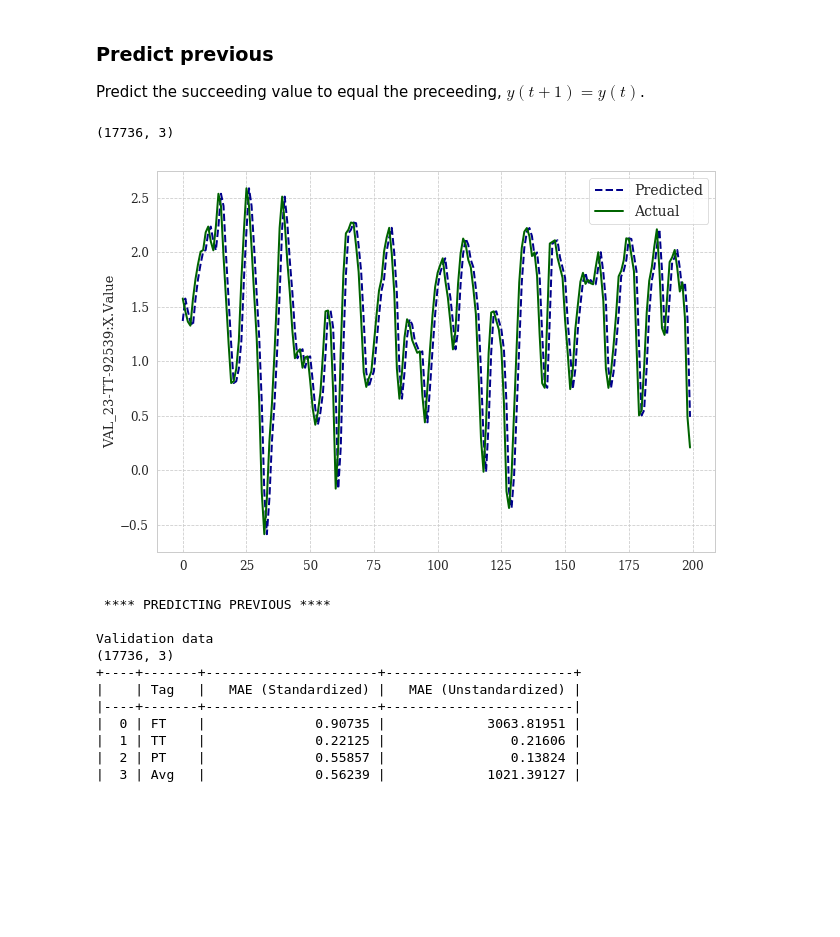
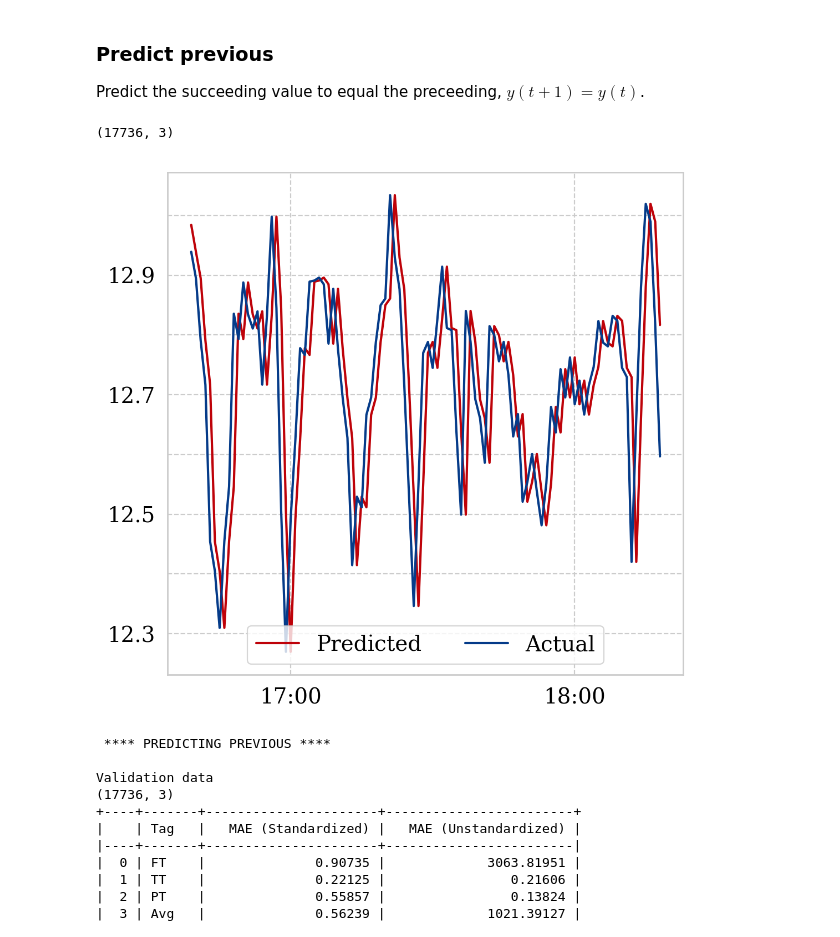
Before and after one commit to hreiten/master-thesis, a Jupyter notebook: src/benchmark-models/benchmarks.ipynb, the cells around one changed output. Cells and saved outputs as stored; diff of their text form; code cells hidden in the pictures; blank space fills up the shorter version.

Commit message:
Temp commit; updated plots

```diff
--- a/src/benchmark-models/benchmarks.ipynb
+++ b/src/benchmark-models/benchmarks.ipynb
@@ -68,6 +71,7 @@ x_test, y_test = f.split_dataset(df_test.values, delay=1)
 target_tags = df_train.columns.values[:3]
 feature_tags = df_train.columns.values[3:]
 target_stds = stats.loc[target_tags,"Std"].values
+target_means = stats.loc[target_tags,"Mean"].values
 # %% [markdown]
 ## Defining global functions for evaluation and plotting of the benchmarks
 
@@ -217,7 +202,7 @@ def evaluate_heuristic(func):
 
     return val_errs, test_errs
 
-def visualise_heuristic(func, y_data=y_valid, n_obs=200, signal=1):
+def visualise_heuristic(func, y_data=y_test, ts = ts_test, plot_from=28, n_obs=100, signal=2):
     """
     Visualises the heuristic with a sample plot.
 
@@ -228,30 +213,43 @@ def visualise_heuristic(func, y_data=y_valid, n_obs=200, signal=1):
     """
 
     preds, targets = func(y_data)
+
     preds = preds[:,signal] if np.array(preds).shape==targets.shape else np.repeat(preds[signal],len(y_data))
     targets = targets[:,signal]
 
-    plt.figure(figsize=(10,7))
-    plt.plot(preds[:n_obs], linestyle="dashed", lw=2, c="darkblue", label="Predicted")
-    plt.plot(targets[:n_obs], c="darkgreen", lw=2, label="Actual")
-    plt.legend(frameon=True)
-    plt.ylabel(target_tags[signal])
-    plt.show()
+    preds_unsc = preds * target_stds[signal] + target_means[signal]
+    targets_unsc = targets * target_stds[signal] + target_means[signal]
+
+    fig, ax = plt.subplots(1,1,figsize=(6,6))
+    ax.xaxis.set_major_locator(mdates.HourLocator())
+    ax.xaxis.set_major_formatter(mdates.DateFormatter('%H:%M'))
+
+    interval = range(plot_from,plot_from+n_obs)
+    ax.plot(ts[interval], preds_unsc[interval], lw=1.5, c=c["red"], label="Predicted")
+    ax.plot(ts[interval], targets_unsc[interval], lw=1.5, c=c["blue_med"], label="Actual")
+    ax.legend(loc='lower center', ncol=3, fancybox=True, shadow=False)
+
+    ax.set_yticklabels([str(i.round(1)) for i in ax.get_yticks()])
+
+    for label in ax.get_yticklabels()[::2]:
+        label.set_visible(False)
+
+    fig.show()
 # %% [markdown]
 ### Predict previous
 Predict the succeeding value to equal the preceeding, $y(t+1) = y(t)$.
 # %%
 def predict_previous(y_data):
     print(y_data.shape)
-    preds = y_data[:-1,:]
-    targets = y_data[1:,:]
+    preds = y_data[:-1,:].copy()
+    targets = y_data[1:,:].copy()
 
     return preds, targets
 
 visualise_heuristic(predict_previous)
 # %% [output]
 (17736, 3)
-[figure, old version]
+[figure, new version]
 # %%
 print("\n **** PREDICTING PREVIOUS ****")
 val_prev, test_prev = evaluate_heuristic(predict_previous)
```
Also changed, not shown: parts of 8 cells of this notebook, 3 other files.
